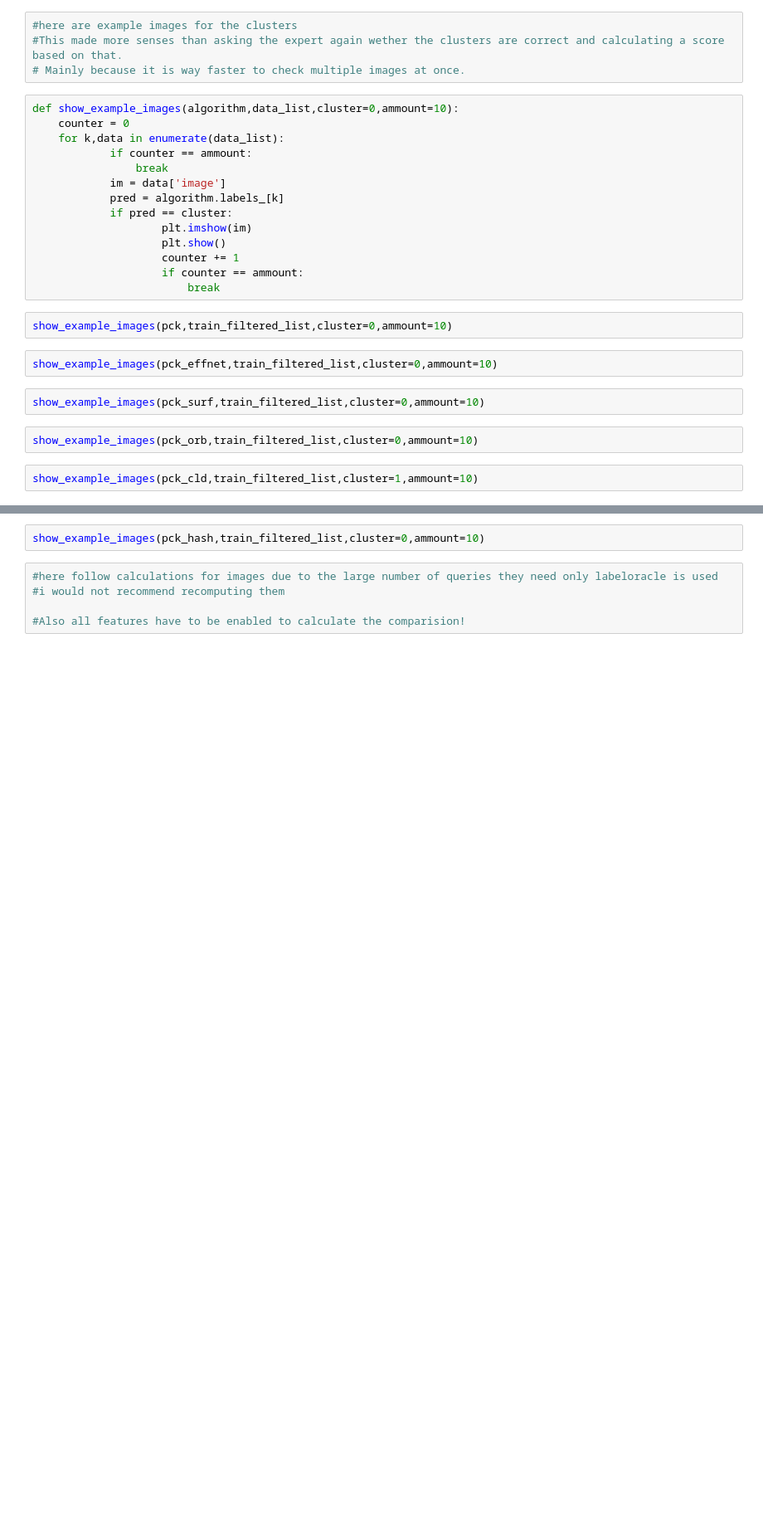
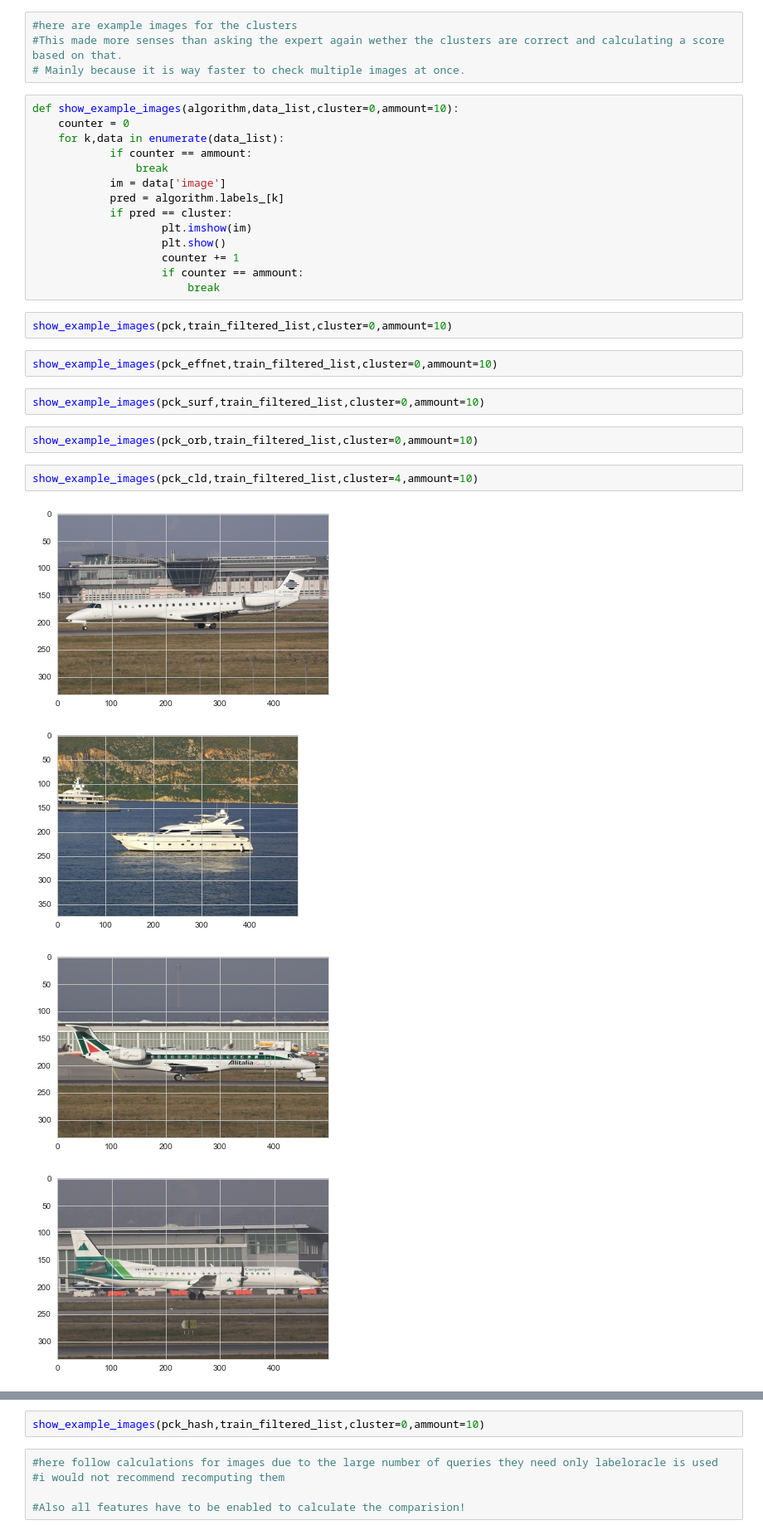
Before and after one commit to OlliPaul/ATiML_Project, a Jupyter notebook: Notebooks/main.ipynb, the cells around one changed output, grey strips where cells are left out. Shown at 83% size. Cells and saved outputs as stored; diff of their text form; blank space fills up the shorter version.

```diff
--- a/Notebooks/main.ipynb
+++ b/Notebooks/main.ipynb
@@ -737,4 +825,9 @@ show_example_images(pck_surf,train_filtered_list,cluster=0,ammount=10)
 # %%
 show_example_images(pck_orb,train_filtered_list,cluster=0,ammount=10)
 # %%
-show_example_images(pck_cld,train_filtered_list,cluster=1,ammount=10)
+show_example_images(pck_cld,train_filtered_list,cluster=4,ammount=10)
+# %% [output]
+[figure, added]
+[figure, added]
+[figure, added]
+[figure, added]
```
Also changed, not shown: parts of 34 cells of this notebook, 8 other files.
